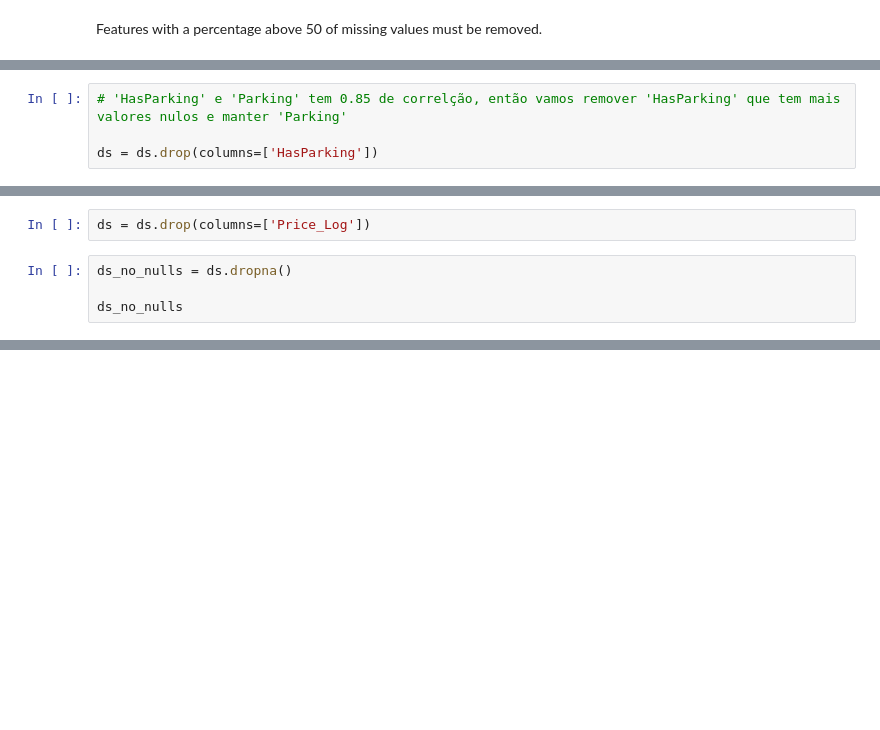
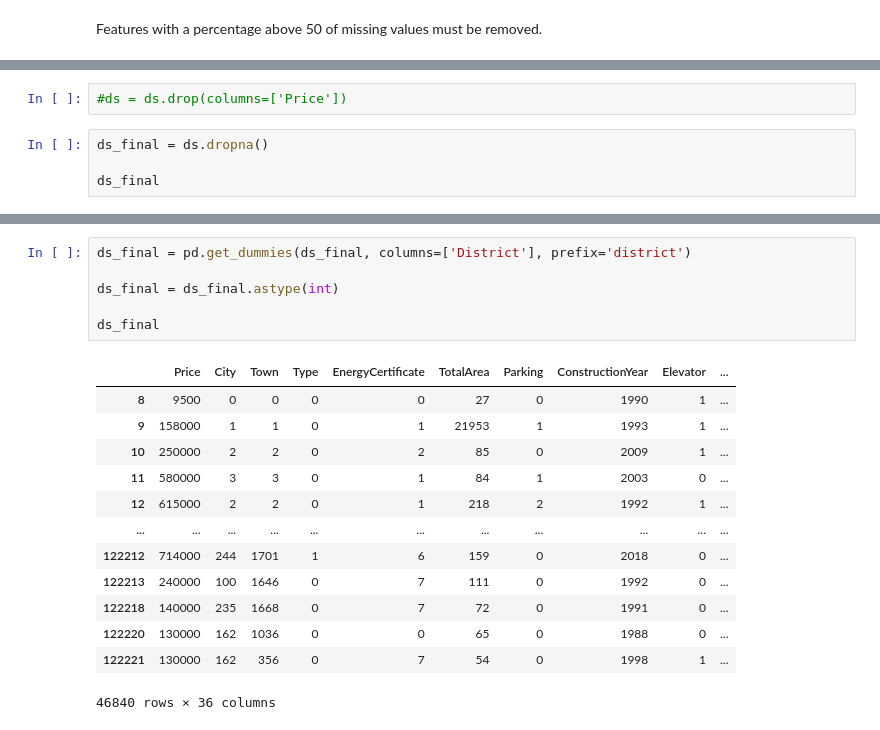
Before and after one commit to mafaldaaires/XAI-Techniques-in-Supervised-Learning, a Jupyter notebook: RealState.ipynb, the cells around one changed output, grey strips where cells are left out. Cells and saved outputs as stored; diff of their text form; blank space fills up the shorter version.

```diff
--- a/RealState.ipynb
+++ b/RealState.ipynb
@@ -505,7 +544,3 @@ LivingArea           0.000201
 NumberOfBathrooms    0.005573
 Price_Log            0.002879
 dtype: float64
-# %%
-# 'HasParking' e 'Parking' tem 0.85 de correlção, então vamos remover 'HasParking' que tem mais valores nulos e manter 'Parking'
-
-ds = ds.drop(columns=['HasParking'])
@@ -564,9 +547,9 @@ ds
 # %%
-ds = ds.drop(columns=['Price_Log'])
+#ds = ds.drop(columns=['Price'])
 # %%
-ds_no_nulls = ds.dropna()
+ds_final = ds.dropna()
 
-ds_no_nulls
+ds_final
 # %% [output]
 |  | Price | District | City | Town | Type | EnergyCertificate | TotalArea | Parking | ConstructionYear | ... |
 | 8 | 9500.0 | Faro | Albufeira | Albufeira e Olhos de Água | Apartment | NC | 27.0 | 0.0 | 1990.0 | ... |
@@ -599,0 +609,20 @@ ds_no_nulls[(ds_no_nulls["Type"] == 'House') & (ds_no_nulls["Elevator"] == True)
+# %%
+ds_final = pd.get_dummies(ds_final, columns=['District'], prefix='district')
+
+ds_final = ds_final.astype(int)
+
+ds_final
+# %% [output]
+|  | Price | City | Town | Type | EnergyCertificate | TotalArea | Parking | ConstructionYear | Elevator | ... |
+| 8 | 9500 | 0 | 0 | 0 | 0 | 27 | 0 | 1990 | 1 | ... |
+| 9 | 158000 | 1 | 1 | 0 | 1 | 21953 | 1 | 1993 | 1 | ... |
+| 10 | 250000 | 2 | 2 | 0 | 2 | 85 | 0 | 2009 | 1 | ... |
+| 11 | 580000 | 3 | 3 | 0 | 1 | 84 | 1 | 2003 | 0 | ... |
+| 12 | 615000 | 2 | 2 | 0 | 1 | 218 | 2 | 1992 | 1 | ... |
+| ... | ... | ... | ... | ... | ... | ... | ... | ... | ... | ... |
+| 122212 | 714000 | 244 | 1701 | 1 | 6 | 159 | 0 | 2018 | 0 | ... |
+| 122213 | 240000 | 100 | 1646 | 0 | 7 | 111 | 0 | 1992 | 0 | ... |
+| 122218 | 140000 | 235 | 1668 | 0 | 7 | 72 | 0 | 1991 | 0 | ... |
+| 122220 | 130000 | 162 | 1036 | 0 | 0 | 65 | 0 | 1988 | 0 | ... |
+| 122221 | 130000 | 162 | 356 | 0 | 7 | 54 | 0 | 1998 | 1 | ... |
+46840 rows × 36 columns
```
Also changed, not shown: parts of 40 cells of this notebook.
